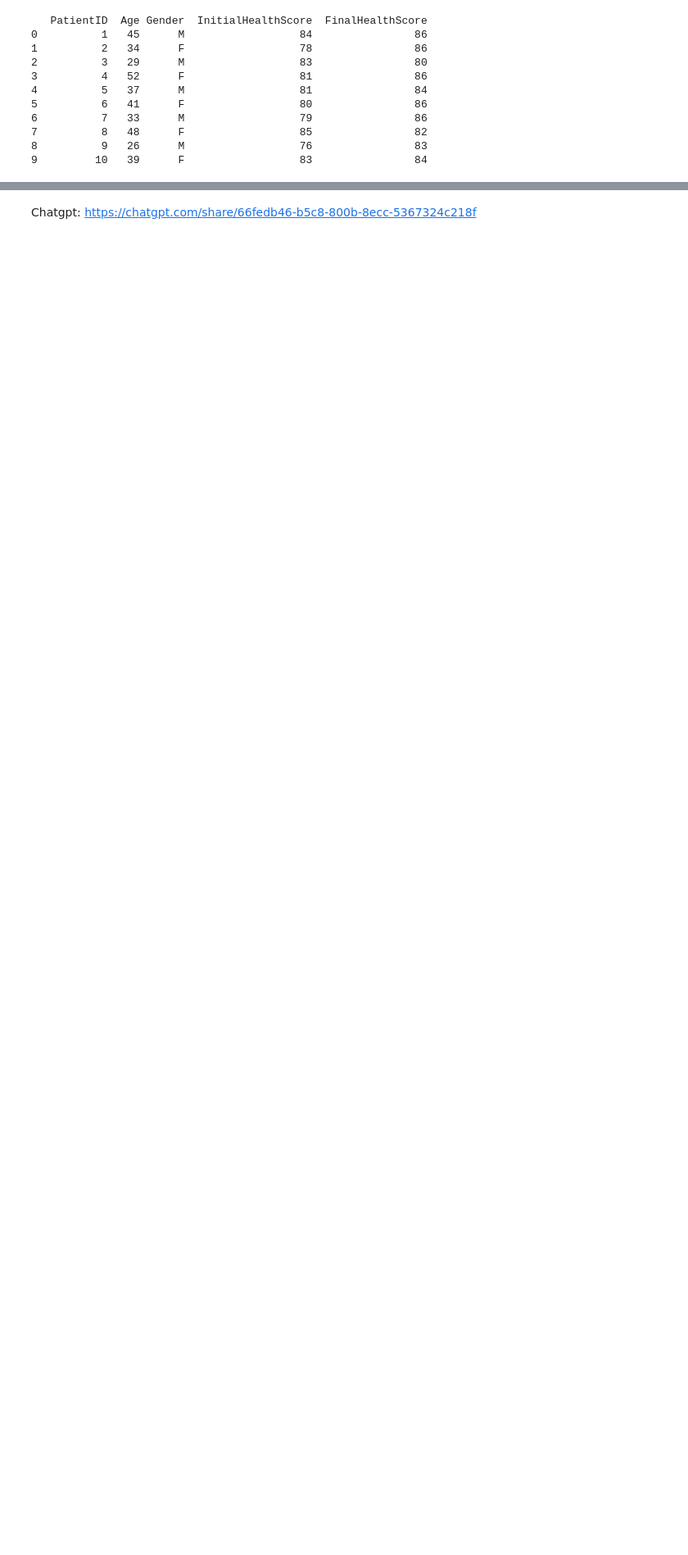
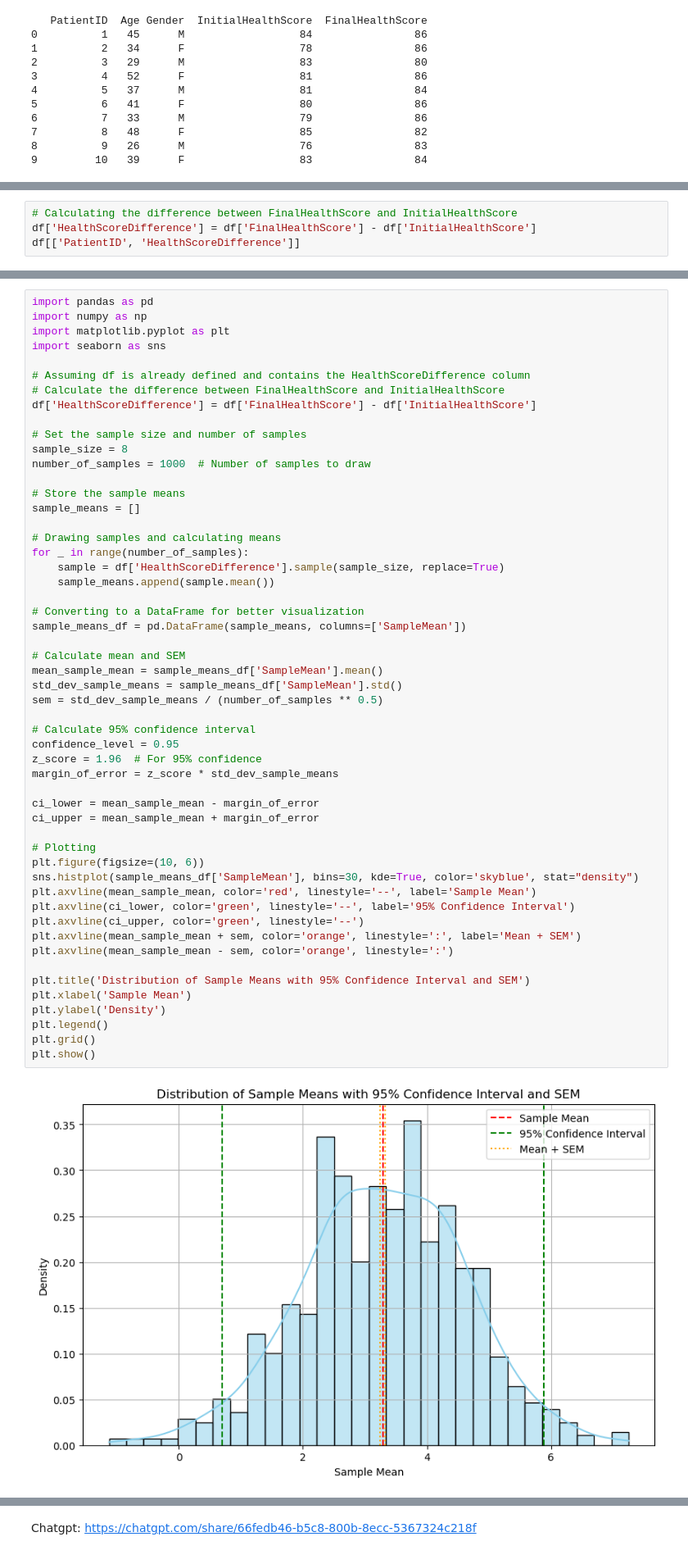
Before and after one commit to Shawn-Zha/STA130HW, a Jupyter notebook: STA130F24_HW04_DueOct03 Xiang Zhang.ipynb, the cells around one changed output, grey strips where cells are left out. Shown at 82% size. Saved outputs shown, nothing was run; the diff lists cells and outputs as text; blank space fills up the shorter version.

```diff
--- a/STA130F24_HW04_DueOct03 Xiang Zhang.ipynb
+++ b/STA130F24_HW04_DueOct03 Xiang Zhang.ipynb
@@ -727,0 +486,4 @@ median_of_means, std_dev_of_means
+# %%
+# Calculating the difference between FinalHealthScore and InitialHealthScore
+df['HealthScoreDifference'] = df['FinalHealthScore'] - df['InitialHealthScore']
+df[['PatientID', 'HealthScoreDifference']]
@@ -727,0 +600,55 @@ median_of_means, std_dev_of_means
+# %%
+import pandas as pd
+import numpy as np
+import matplotlib.pyplot as plt
+import seaborn as sns
+
+# Assuming df is already defined and contains the HealthScoreDifference column
+# Calculate the difference between FinalHealthScore and InitialHealthScore
+df['HealthScoreDifference'] = df['FinalHealthScore'] - df['InitialHealthScore']
+
+# Set the sample size and number of samples
+sample_size = 8
+number_of_samples = 1000  # Number of samples to draw
+
+# Store the sample means
+sample_means = []
+
+# Drawing samples and calculating means
+for _ in range(number_of_samples):
+    sample = df['HealthScoreDifference'].sample(sample_size, replace=True)
+    sample_means.append(sample.mean())
+
+# Converting to a DataFrame for better visualization
+sample_means_df = pd.DataFrame(sample_means, columns=['SampleMean'])
+
+# Calculate mean and SEM
+mean_sample_mean = sample_means_df['SampleMean'].mean()
+std_dev_sample_means = sample_means_df['SampleMean'].std()
+sem = std_dev_sample_means / (number_of_samples ** 0.5)
+
+# Calculate 95% confidence interval
+confidence_level = 0.95
+z_score = 1.96  # For 95% confidence
+margin_of_error = z_score * std_dev_sample_means
+
+ci_lower = mean_sample_mean - margin_of_error
+ci_upper = mean_sample_mean + margin_of_error
+
+# Plotting
+plt.figure(figsize=(10, 6))
+sns.histplot(sample_means_df['SampleMean'], bins=30, kde=True, color='skyblue', stat="density")
+plt.axvline(mean_sample_mean, color='red', linestyle='--', label='Sample Mean')
+plt.axvline(ci_lower, color='green', linestyle='--', label='95% Confidence Interval')
+plt.axvline(ci_upper, color='green', linestyle='--')
+plt.axvline(mean_sample_mean + sem, color='orange', linestyle=':', label='Mean + SEM')
+plt.axvline(mean_sample_mean - sem, color='orange', linestyle=':')
+
+plt.title('Distribution of Sample Means with 95% Confidence Interval and SEM')
+plt.xlabel('Sample Mean')
+plt.ylabel('Density')
+plt.legend()
+plt.grid()
+plt.show()
+# %% [output]
+[figure, added]
```
Also changed, not shown: parts of 11 cells of this notebook.
